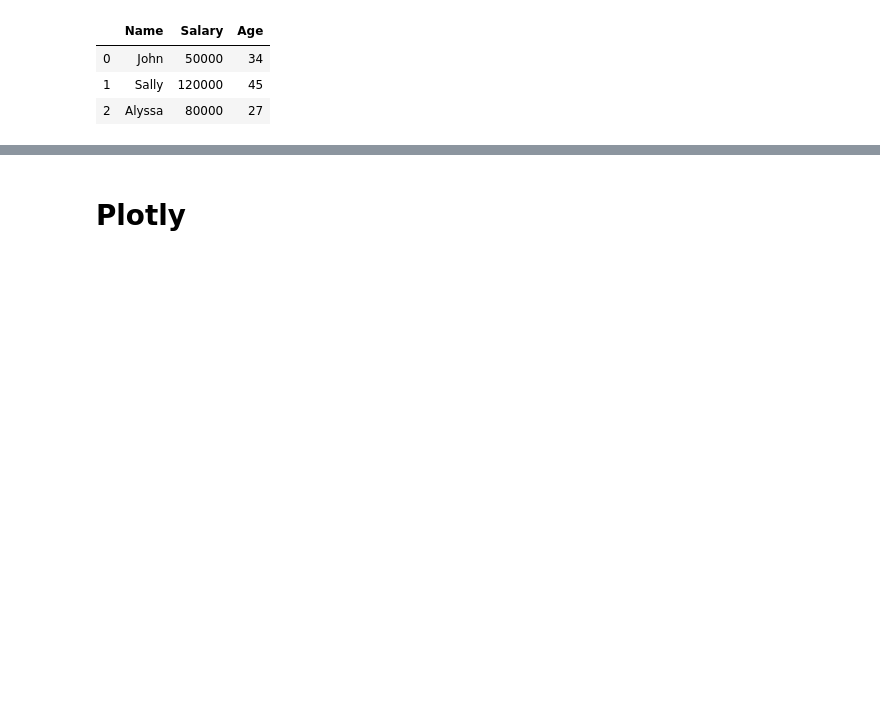
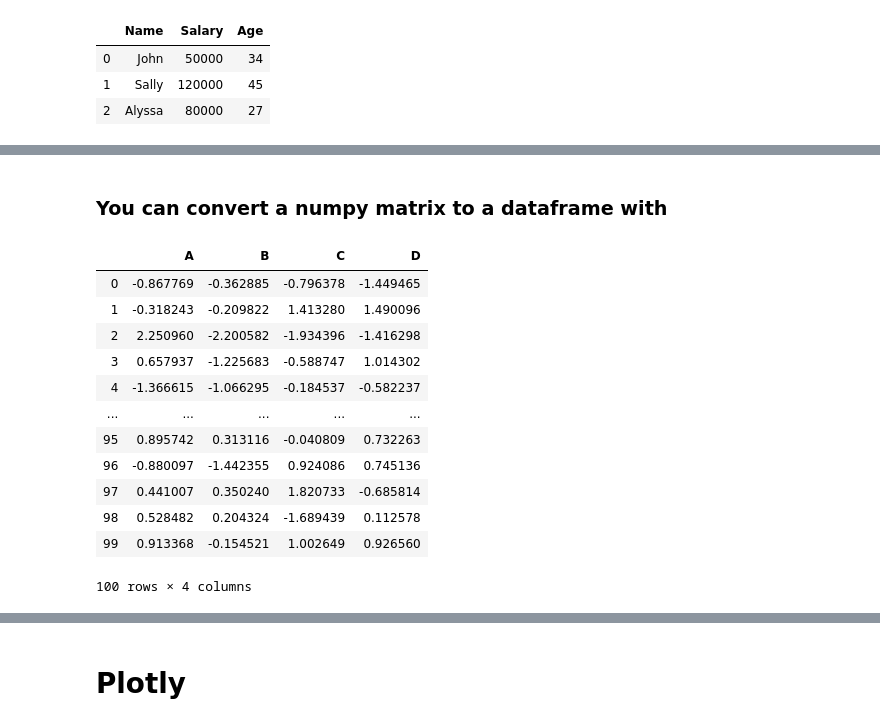
Before and after one commit to paiboon15721/clusterkit-dash-training, a Jupyter notebook: notebook/Plotly & Dash Overview.ipynb, the cells around one changed output, grey strips where cells are left out. Cells and saved outputs as stored; diff of their text form; code cells hidden in the pictures; blank space fills up the shorter version.

```diff
--- a/notebook/Plotly & Dash Overview.ipynb
+++ b/notebook/Plotly & Dash Overview.ipynb
@@ -425,0 +555,20 @@ df
+# %% [markdown]
+### You can convert a numpy matrix to a dataframe with
+# %%
+mat = np.random.randn(100, 4)
+df = pd.DataFrame(mat, columns=['A', 'B', 'C', 'D'])
+df
+# %% [output]
+|  | A | B | C | D |
+| 0 | -0.867769 | -0.362885 | -0.796378 | -1.449465 |
+| 1 | -0.318243 | -0.209822 | 1.413280 | 1.490096 |
+| 2 | 2.250960 | -2.200582 | -1.934396 | -1.416298 |
+| 3 | 0.657937 | -1.225683 | -0.588747 | 1.014302 |
+| 4 | -1.366615 | -1.066295 | -0.184537 | -0.582237 |
+| ... | ... | ... | ... | ... |
+| 95 | 0.895742 | 0.313116 | -0.040809 | 0.732263 |
+| 96 | -0.880097 | -1.442355 | 0.924086 | 0.745136 |
+| 97 | 0.441007 | 0.350240 | 1.820733 | -0.685814 |
+| 98 | 0.528482 | 0.204324 | -1.689439 | 0.112578 |
+| 99 | 0.913368 | -0.154521 | 1.002649 | 0.926560 |
+100 rows × 4 columns
```
Also changed, not shown: parts of 56 cells of this notebook, 2 other files.
